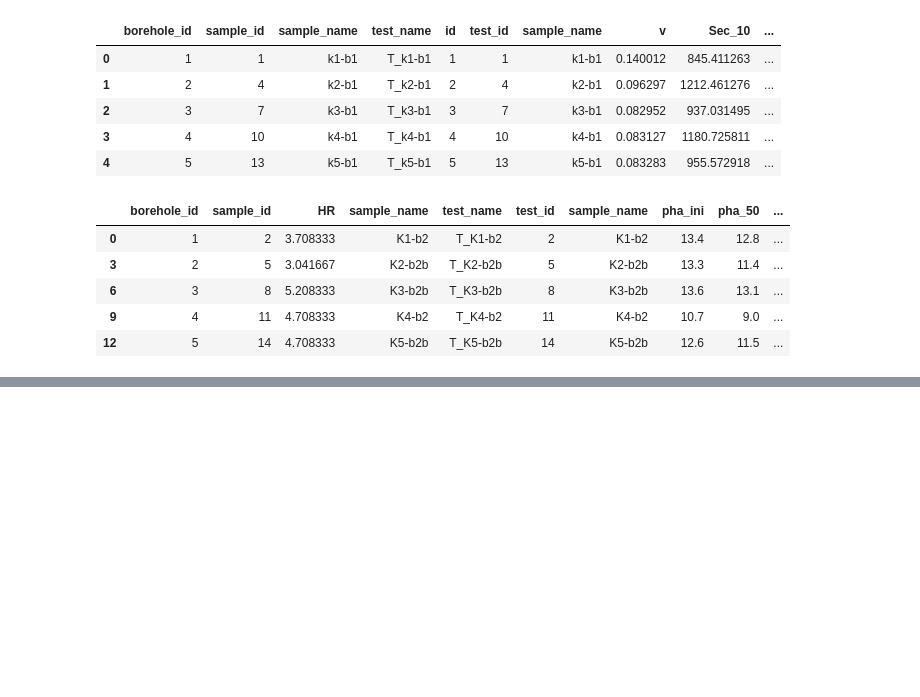
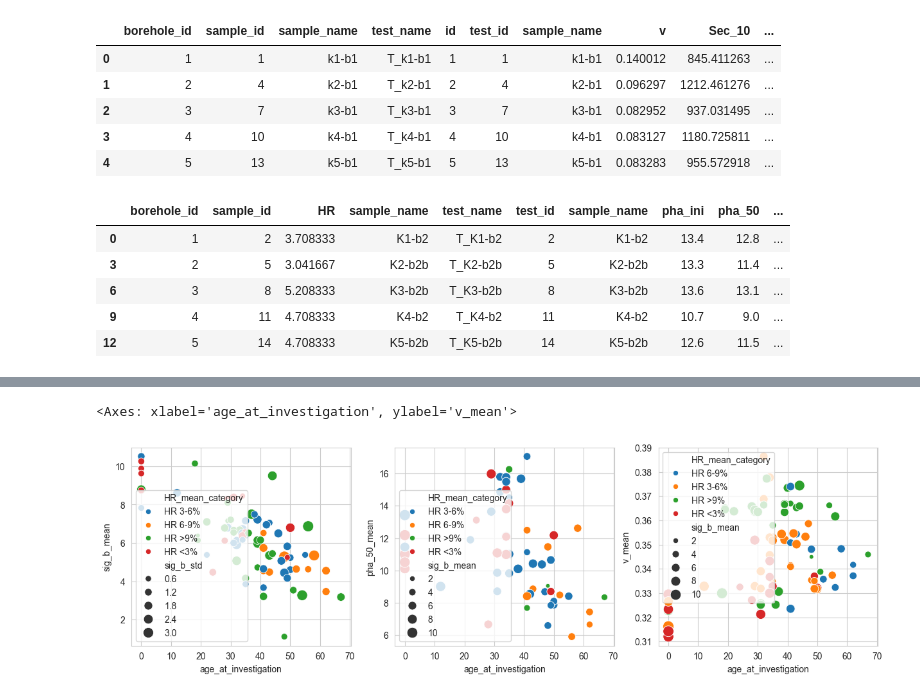
Before and after one commit to amavrits/asphalt-db, a Jupyter notebook: results/ExploratoryAnalysis.ipynb, the cells around one changed output, grey strips where cells are left out. Drawn from its saved outputs; the diff is of its cells as text; code cells hidden in the pictures; blank space fills up the shorter version.

```diff
--- a/results/ExploratoryAnalysis.ipynb
+++ b/results/ExploratoryAnalysis.ipynb
@@ -222,3 +257,8 @@ SyntaxError: unterminated string literal (detected at line 4) (2909697929.py, li
 # %%
-sns.pairplot(df_final,hue='HR')
+#take unique for project_dike_id in dikes_and_projects
+unique_dike_projects = dikes_and_projects.drop_duplicates(subset=['project_dike_id'])
+
+data_per_dike_project = pd.merge(unique_dike_projects, data_per_dike_project, left_on='project_dike_id', right_index=True, how='right')
+data_per_dike_project.reset_index(drop=True, inplace=True)
+data_per_dike_project.head()
 # %% [output]
@@ -225,0 +272,7 @@ ValueError: Data must be 1-dimensional, got ndarray of shape (1727, 2) instead
+# %%
+#make categories for HR_mean
+data_per_dike_project['HR_mean_category'] = data_per_dike_project.HR_mean.apply(categorize_hr)
+#make categories for HR_std using pd cut
+data_per_dike_project['HR_std_category'] = pd.cut(data_per_dike_project.HR_std, bins=[0, 0.5, 1, 1.5, 2], labels=['low', 'medium', 'high', 'very high'])
+#and cov
+data_per_dike_project['HR_cov_category'] = pd.cut(data_per_dike_project.HR_cov, bins=[0, 0.1, 0.3, 0.5, 1], labels=['low', 'medium', 'high', 'very high'])
@@ -225,0 +295,9 @@ ValueError: Data must be 1-dimensional, got ndarray of shape (1727, 2) instead
+# %%
+fig, ax = plt.subplots(figsize=(15,4), ncols=3)
+
+sns.scatterplot(data=data_per_dike_project, x='age_at_investigation', y='sig_b_mean', hue='HR_mean_category', ax=ax[0], sizes=(25, 150), size = 'sig_b_std')
+sns.scatterplot(data=data_per_dike_project, x='age_at_investigation', y='pha_50_mean', hue='HR_mean_category', ax=ax[1], sizes=(25, 150), size = 'sig_b_mean')
+sns.scatterplot(data=data_per_dike_project.loc[data_per_dike_project.v_mean >0.25], x='age_at_investigation', y='v_mean', hue='HR_mean_category', ax=ax[2], sizes=(25, 150), size = 'sig_b_mean')
+# %% [output]
+<Axes: xlabel='age_at_investigation', ylabel='v_mean'>
+[figure, added]
```
Also changed, not shown: parts of 24 cells of this notebook.
